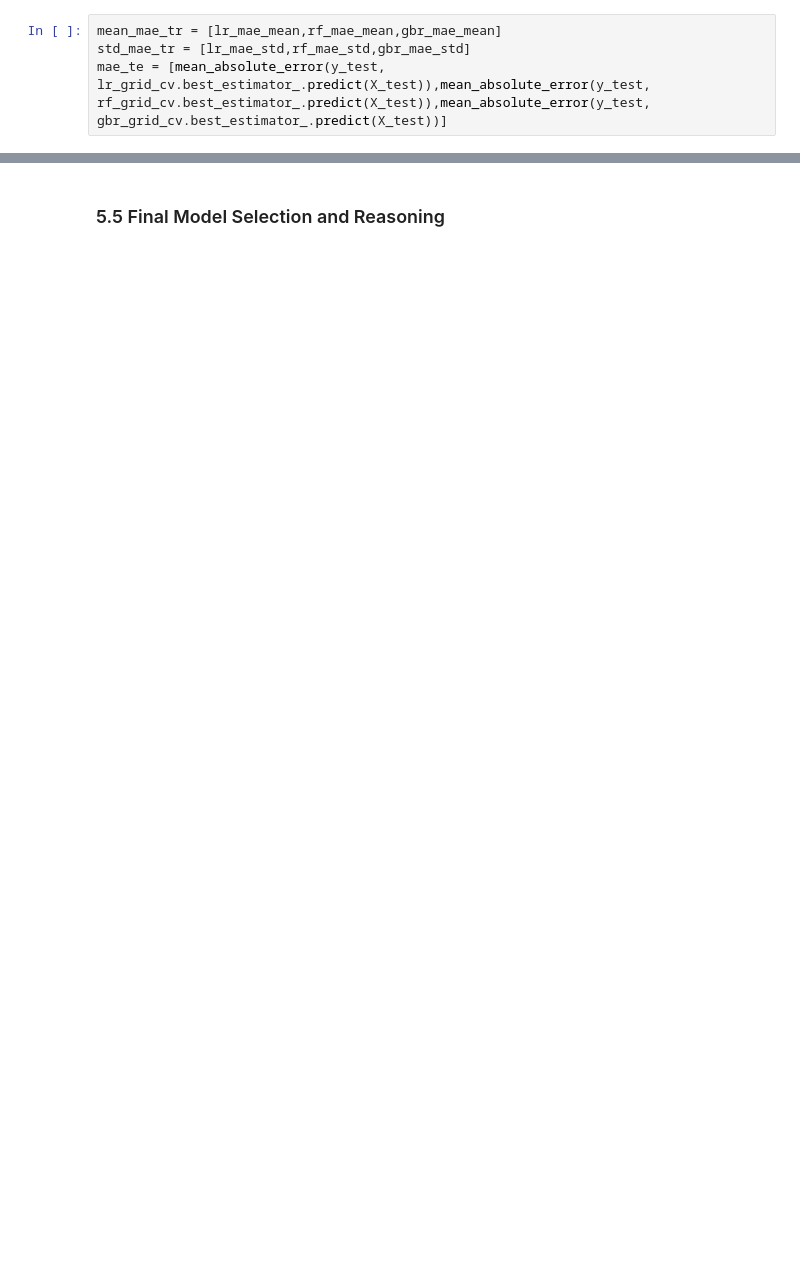
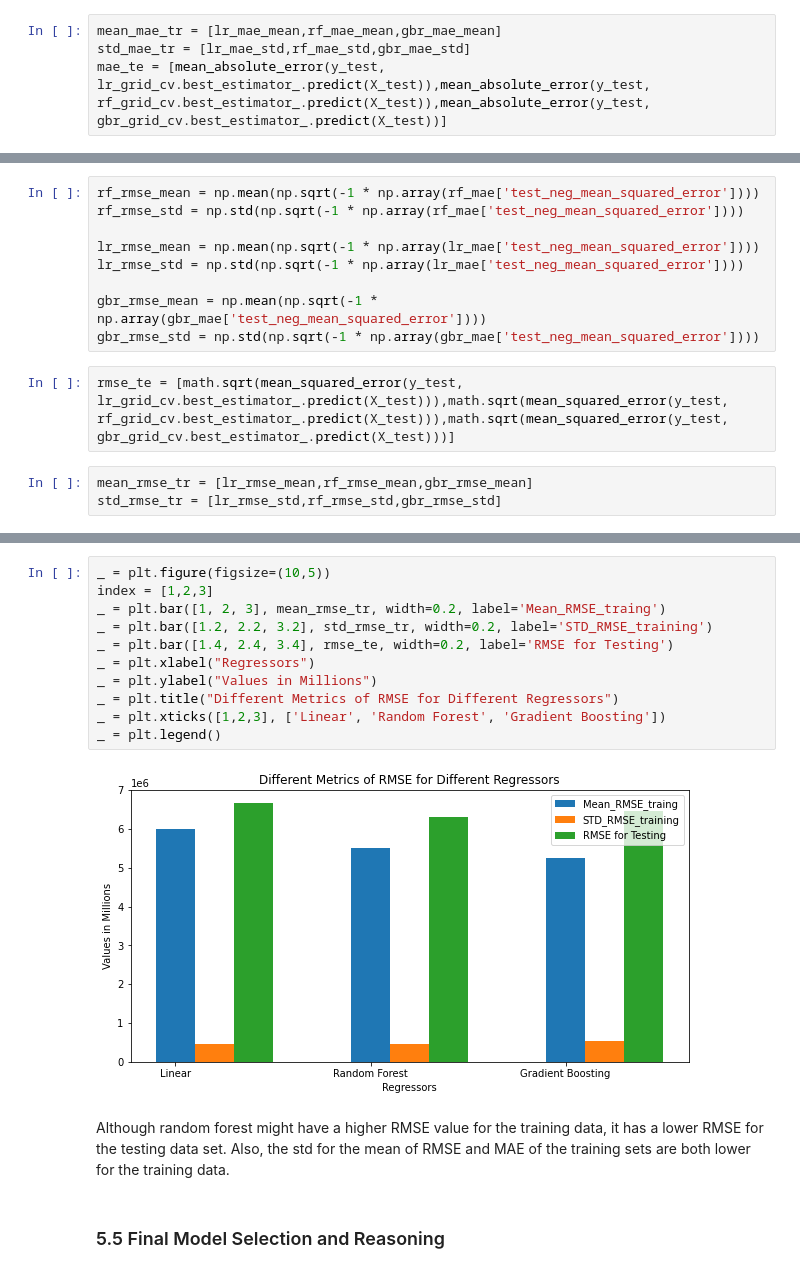
Before and after one commit to frankli073/Capstone_Project2, a Jupyter notebook: 5_Modeling.ipynb, the cells around one changed output, grey strips where cells are left out. Drawn from its saved outputs; the diff is of its cells as text; blank space fills up the shorter version.

```diff
--- a/5_Modeling.ipynb
+++ b/5_Modeling.ipynb
@@ -375,0 +451,14 @@ _ = plt.legend()
+# %%
+rf_rmse_mean = np.mean(np.sqrt(-1 * np.array(rf_mae['test_neg_mean_squared_error'])))
+rf_rmse_std = np.std(np.sqrt(-1 * np.array(rf_mae['test_neg_mean_squared_error'])))
+
+lr_rmse_mean = np.mean(np.sqrt(-1 * np.array(lr_mae['test_neg_mean_squared_error'])))
+lr_rmse_std = np.std(np.sqrt(-1 * np.array(lr_mae['test_neg_mean_squared_error'])))
+
+gbr_rmse_mean = np.mean(np.sqrt(-1 * np.array(gbr_mae['test_neg_mean_squared_error'])))
+gbr_rmse_std = np.std(np.sqrt(-1 * np.array(gbr_mae['test_neg_mean_squared_error'])))
+# %%
+rmse_te = [math.sqrt(mean_squared_error(y_test, lr_grid_cv.best_estimator_.predict(X_test))),math.sqrt(mean_squared_error(y_test, rf_grid_cv.best_estimator_.predict(X_test))),math.sqrt(mean_squared_error(y_test, gbr_grid_cv.best_estimator_.predict(X_test)))]
+# %%
+mean_rmse_tr = [lr_rmse_mean,rf_rmse_mean,gbr_rmse_mean]
+std_rmse_tr = [lr_rmse_std,rf_rmse_std,gbr_rmse_std]
@@ -376,3 +495,18 @@ _ = plt.legend()
+# %%
+_ = plt.figure(figsize=(10,5))
+index = [1,2,3]
+_ = plt.bar([1, 2, 3], mean_rmse_tr, width=0.2, label='Mean_RMSE_traing')
+_ = plt.bar([1.2, 2.2, 3.2], std_rmse_tr, width=0.2, label='STD_RMSE_training')
+_ = plt.bar([1.4, 2.4, 3.4], rmse_te, width=0.2, label='RMSE for Testing')
+_ = plt.xlabel("Regressors")
+_ = plt.ylabel("Values in Millions")
+_ = plt.title("Different Metrics of RMSE for Different Regressors")
+_ = plt.xticks([1,2,3], ['Linear', 'Random Forest', 'Gradient Boosting'])
+_ = plt.legend()
+# %% [output]
+[figure, added]
+# %% [markdown]
+Although random forest might have a higher RMSE value for the training data, it has a lower RMSE for the testing data set. Also, the std for the mean of RMSE and MAE of the training sets are both lower for the training data.
 # %% [markdown]
 ### 5.5 Final Model Selection and Reasoning
 # %% [markdown]
```
Also changed, not shown: parts of 43 cells of this notebook, 2 other files.
